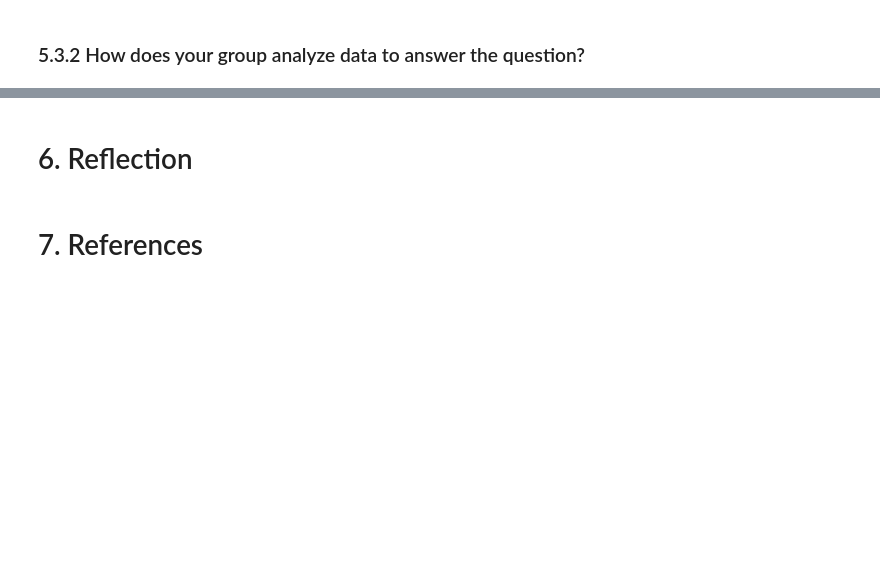
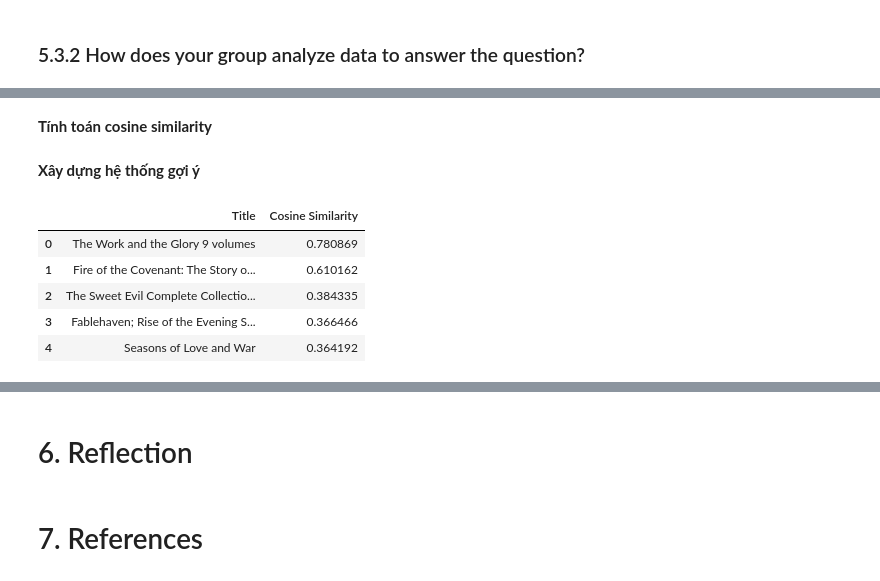
Before and after one commit to lhhmmiii/Project_LT_KHDL, a Jupyter notebook: Final_Project.ipynb, the cells around one changed output, grey strips where cells are left out. Drawn from its saved outputs; the diff is of its cells as text; code cells hidden in the pictures; blank space fills up the shorter version.

```diff
--- a/Final_Project.ipynb
+++ b/Final_Project.ipynb
@@ -360,0 +396,2 @@ Có cột "genres" bất thường vì genres là chuỗi các thể loại củ
+# %% [markdown]
+**Tính toán cosine similarity**
@@ -360,0 +407,2 @@ Có cột "genres" bất thường vì genres là chuỗi các thể loại củ
+# %% [markdown]
+**Xây dựng hệ thống gợi ý**
@@ -360,0 +421,9 @@ Có cột "genres" bất thường vì genres là chuỗi các thể loại củ
+# %%
+top_n_book
+# %% [output]
+|  | Title | Cosine Similarity |
+| 0 | The Work and the Glory 9 volumes | 0.780869 |
+| 1 | Fire of the Covenant: The Story o... | 0.610162 |
+| 2 | The Sweet Evil Complete Collectio... | 0.384335 |
+| 3 | Fablehaven; Rise of the Evening S... | 0.366466 |
+| 4 | Seasons of Love and War | 0.364192 |
```
Also changed, not shown: parts of 26 cells of this notebook.
